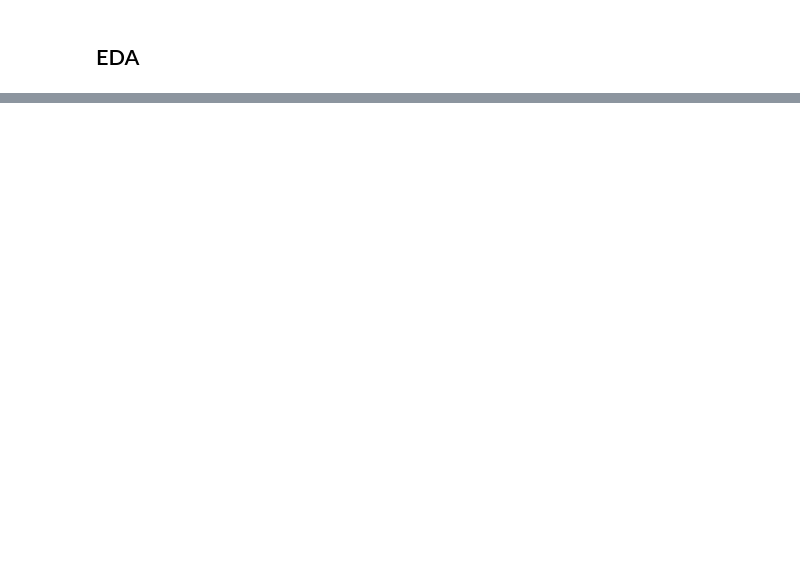
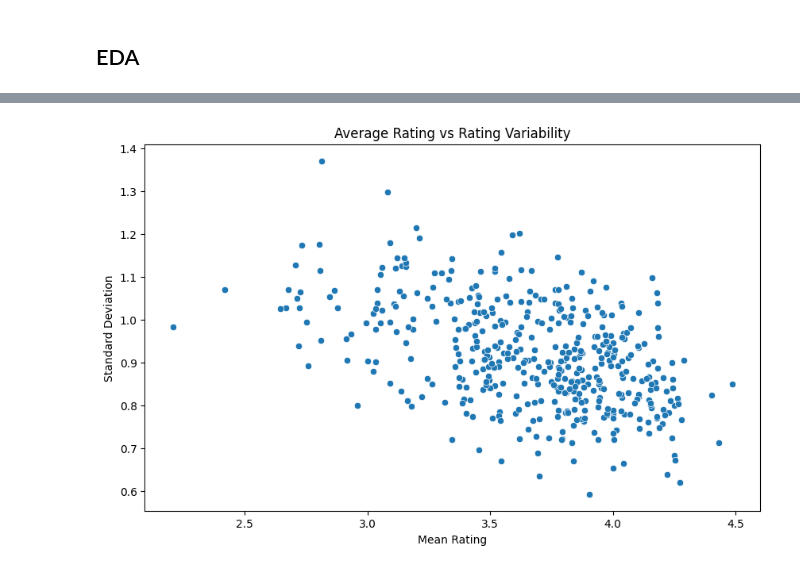
Before and after one commit to chamiltonb8/STAT_486_final_proj, a Jupyter notebook: data_cleaning.ipynb, the cells around one changed output, grey strips where cells are left out. Drawn from its saved outputs; the diff is of its cells as text; code cells hidden in the pictures; blank space fills up the shorter version.

```diff
--- a/data_cleaning.ipynb
+++ b/data_cleaning.ipynb
@@ -90,0 +185,20 @@ Passing `palette` without assigning `hue` is deprecated and will be removed in v
+# %%
+
+movie_var = df_final.groupby('movieId')['rating'].agg(['mean', 'std', 'count'])
+
+# Filter for movies with enough ratings
+movie_var = movie_var[movie_var['count'] > 50]
+
+plt.figure(figsize=(10,6))
+sns.scatterplot(
+    data=movie_var,
+    x='mean',
+    y='std'
+)
+
+plt.title("Average Rating vs Rating Variability")
+plt.xlabel("Mean Rating")
+plt.ylabel("Standard Deviation")
+plt.show()
+# %% [output]
+[figure, added]
```
Also changed, not shown: parts of 10 cells of this notebook.
